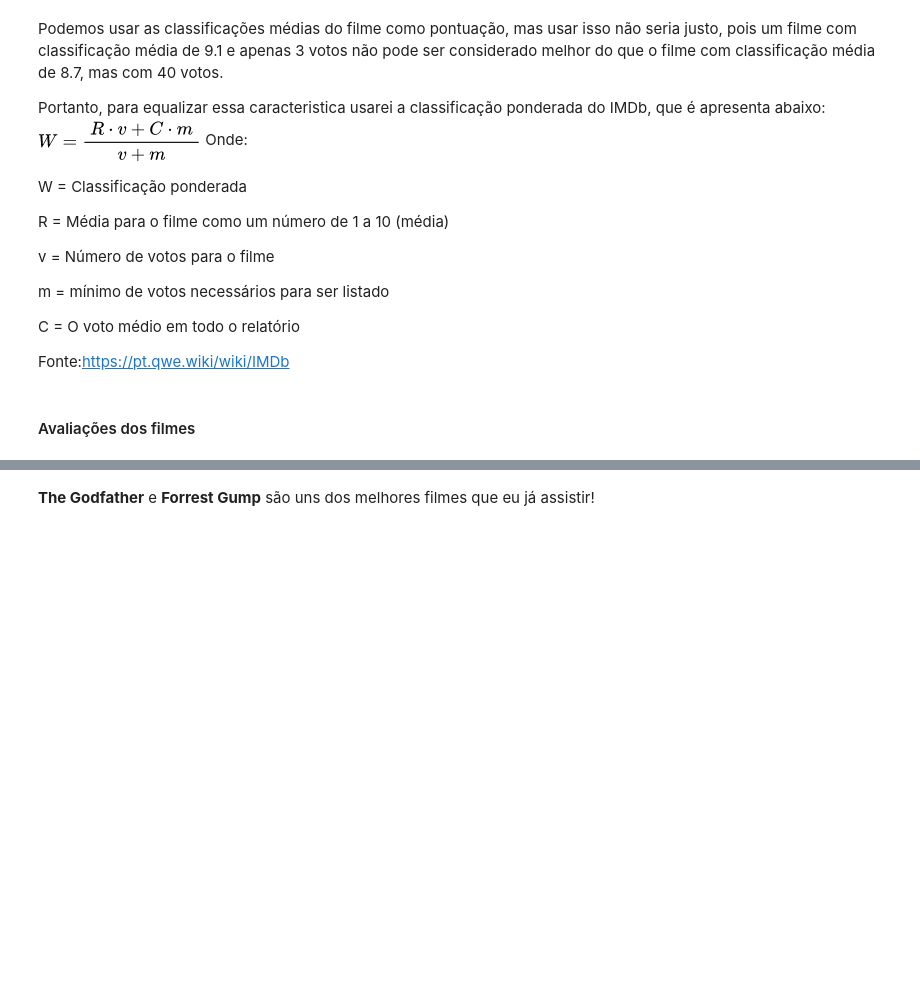
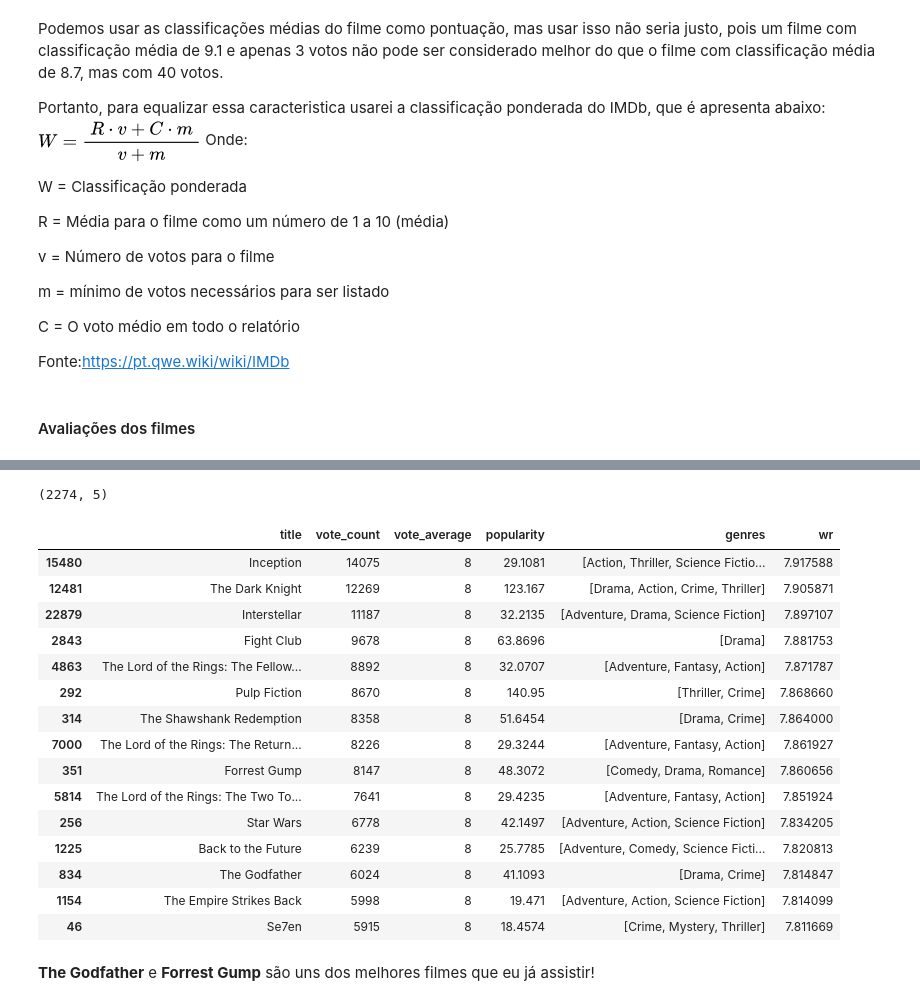
Before and after one commit to wellingtondantas/Data-Science, a Jupyter notebook: Projects/Sistema de Recomendação de Filmes/Sistema_de_Recomendacao_de_Filmes.ipynb, the cells around one changed output, grey strips where cells are left out. Cells and saved outputs as stored; diff of their text form; code cells hidden in the pictures; blank space fills up the shorter version.

```diff
--- a/Projects/Sistema de Recomendação de Filmes/Sistema_de_Recomendacao_de_Filmes.ipynb
+++ b/Projects/Sistema de Recomendação de Filmes/Sistema_de_Recomendacao_de_Filmes.ipynb
@@ -250,3 +197,37 @@ df1[['title', 'genres','IMBd']].head(15)
+# %%
+qualificados['vote_count'] = qualificados['vote_count'].astype('int')
+qualificados['vote_average'] = qualificados['vote_average'].astype('int')
+qualificados.shape
+# %% [output]
+(2274, 5)
+# %%
+def imbd(x):
+    v = x['vote_count']
+    R = x['vote_average']
+    return (v/(v+m) * R) + (m/(m+v) * C)
+# %%
+qualificados['wr'] = qualificados.apply(imbd, axis=1)
+# %%
+qualificados = qualificados.sort_values('wr', ascending=False).head(250)
+# %%
+qualificados.head(15)
+# %% [output]
+|  | title | vote_count | vote_average | popularity | genres | wr |
+| 15480 | Inception | 14075 | 8 | 29.1081 | [Action, Thriller, Science Fictio... | 7.917588 |
+| 12481 | The Dark Knight | 12269 | 8 | 123.167 | [Drama, Action, Crime, Thriller] | 7.905871 |
+| 22879 | Interstellar | 11187 | 8 | 32.2135 | [Adventure, Drama, Science Fiction] | 7.897107 |
+| 2843 | Fight Club | 9678 | 8 | 63.8696 | [Drama] | 7.881753 |
+| 4863 | The Lord of the Rings: The Fellow... | 8892 | 8 | 32.0707 | [Adventure, Fantasy, Action] | 7.871787 |
+| 292 | Pulp Fiction | 8670 | 8 | 140.95 | [Thriller, Crime] | 7.868660 |
+| 314 | The Shawshank Redemption | 8358 | 8 | 51.6454 | [Drama, Crime] | 7.864000 |
+| 7000 | The Lord of the Rings: The Return... | 8226 | 8 | 29.3244 | [Adventure, Fantasy, Action] | 7.861927 |
+| 351 | Forrest Gump | 8147 | 8 | 48.3072 | [Comedy, Drama, Romance] | 7.860656 |
+| 5814 | The Lord of the Rings: The Two To... | 7641 | 8 | 29.4235 | [Adventure, Fantasy, Action] | 7.851924 |
+| 256 | Star Wars | 6778 | 8 | 42.1497 | [Adventure, Action, Science Fiction] | 7.834205 |
+| 1225 | Back to the Future | 6239 | 8 | 25.7785 | [Adventure, Comedy, Science Ficti... | 7.820813 |
+| 834 | The Godfather | 6024 | 8 | 41.1093 | [Drama, Crime] | 7.814847 |
+| 1154 | The Empire Strikes Back | 5998 | 8 | 19.471 | [Adventure, Action, Science Fiction] | 7.814099 |
+| 46 | Se7en | 5915 | 8 | 18.4574 | [Crime, Mystery, Thriller] | 7.811669 |
 # %% [markdown]
 **The Godfather** e **Forrest Gump** são uns dos melhores filmes que eu já assistir!
 # %% [markdown]
```
Also changed, not shown: parts of 61 cells of this notebook.
